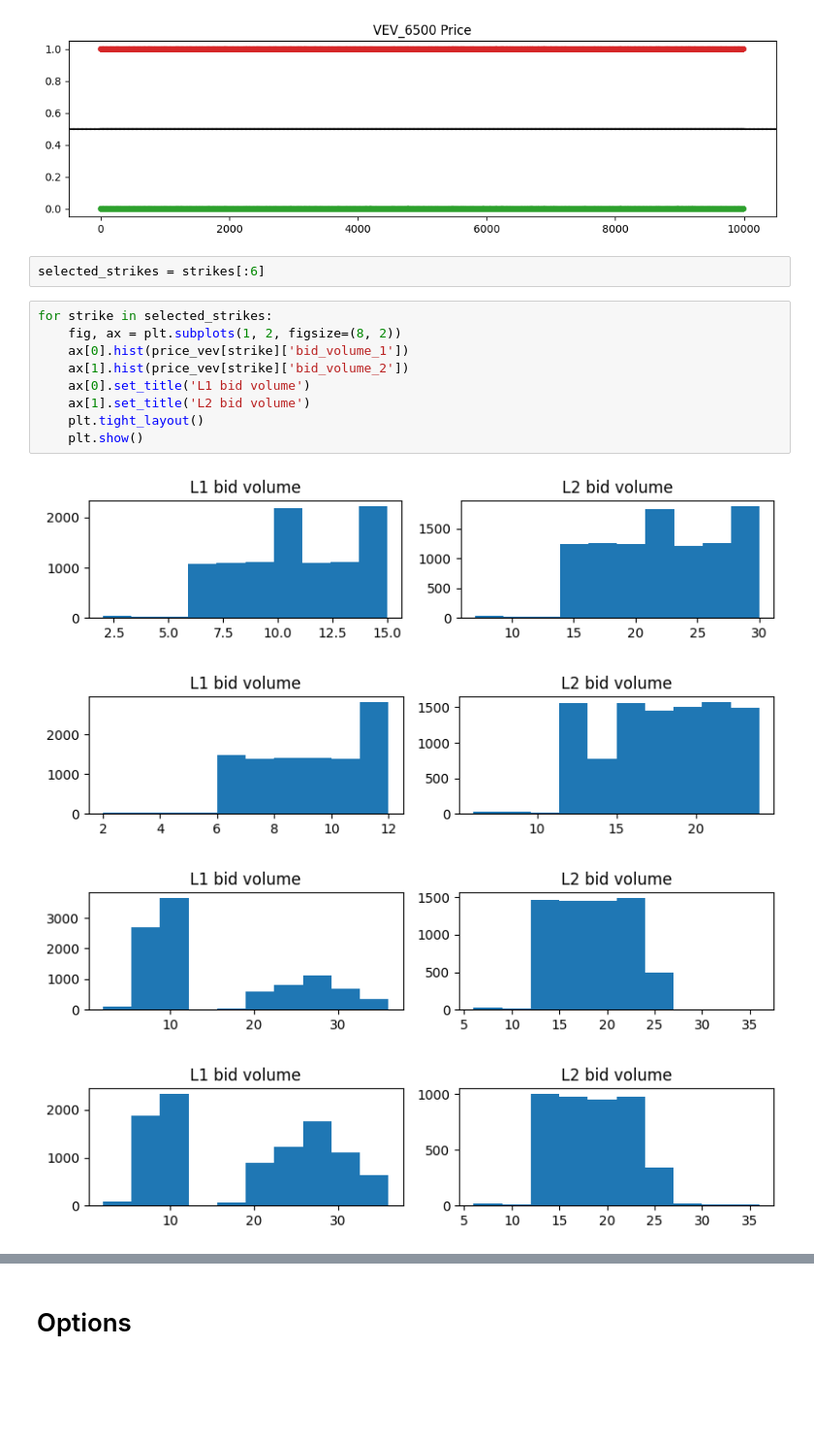
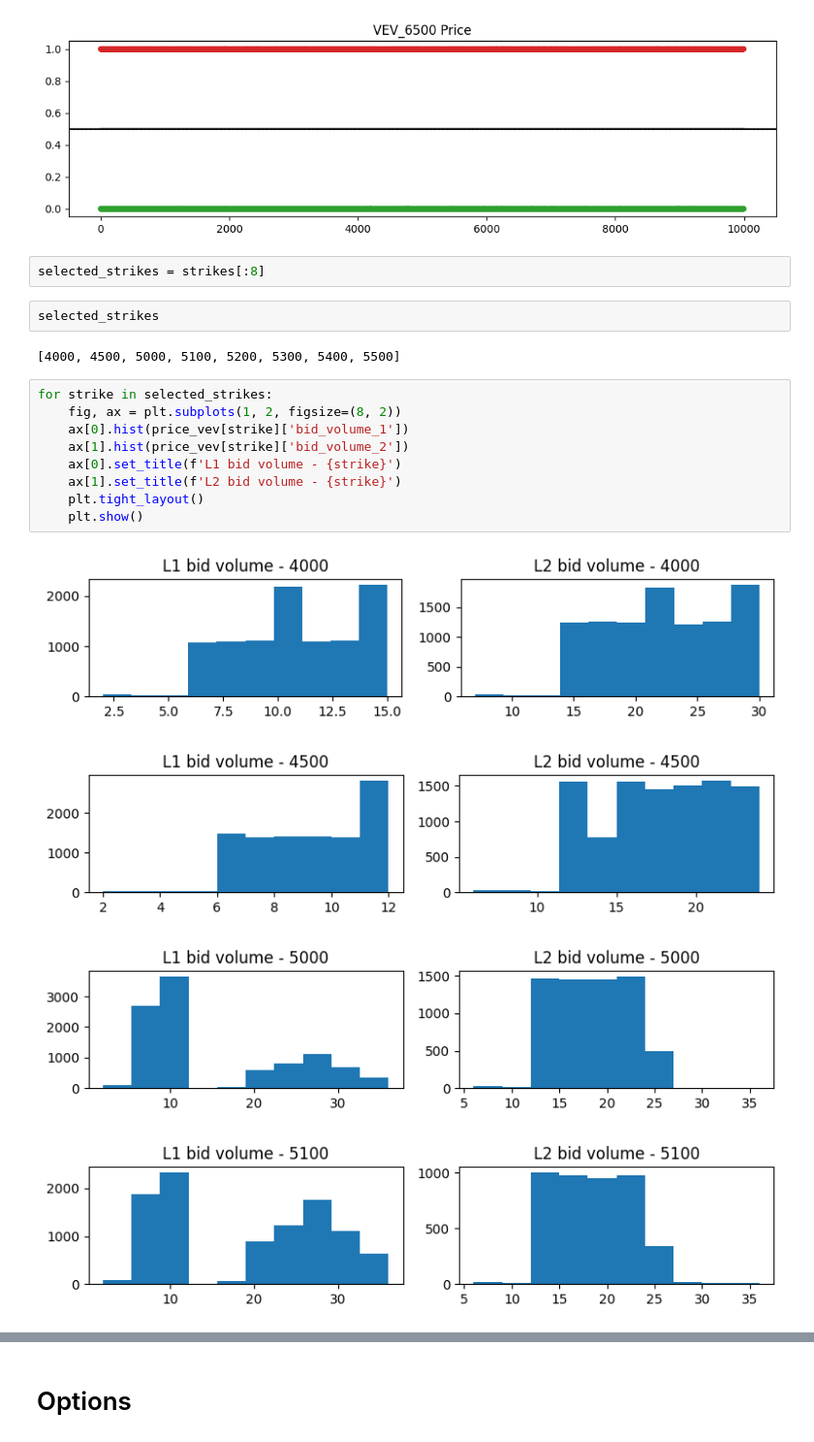
Before and after one commit to aemilani/imc-prosperity-4, a Jupyter notebook: notebooks/algo_4_velvet.ipynb, the cells around one changed output, grey strips where cells are left out. Shown at 97% size. Saved outputs shown, nothing was run; the diff lists cells and outputs as text; blank space fills up the shorter version.

```diff
--- a/notebooks/algo_4_velvet.ipynb
+++ b/notebooks/algo_4_velvet.ipynb
@@ -421,18 +423,22 @@ for strike in strikes:
 [figure]
 [figure]
 # %%
-selected_strikes = strikes[:6]
+selected_strikes = strikes[:8]
+# %%
+selected_strikes
+# %% [output]
+[4000, 4500, 5000, 5100, 5200, 5300, 5400, 5500]
 # %%
 for strike in selected_strikes:
     fig, ax = plt.subplots(1, 2, figsize=(8, 2))
     ax[0].hist(price_vev[strike]['bid_volume_1'])
     ax[1].hist(price_vev[strike]['bid_volume_2'])
-    ax[0].set_title('L1 bid volume')
-    ax[1].set_title('L2 bid volume')
+    ax[0].set_title(f'L1 bid volume - {strike}')
+    ax[1].set_title(f'L2 bid volume - {strike}')
     plt.tight_layout()
     plt.show()
 # %% [output]
-[figure, old version]
+[figure, new version]
-[figure, old version]
+[figure, new version]
-[figure, old version]
+[figure, new version]
-[figure, old version]
+[figure, new version]
```
Also changed, not shown: parts of 36 cells of this notebook, 4 other files.
